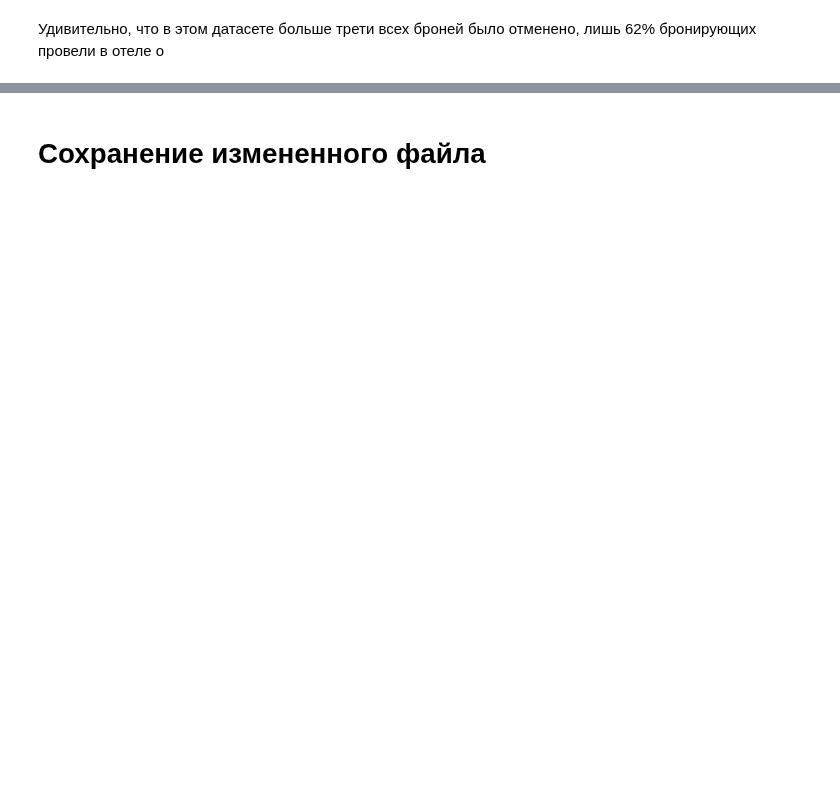
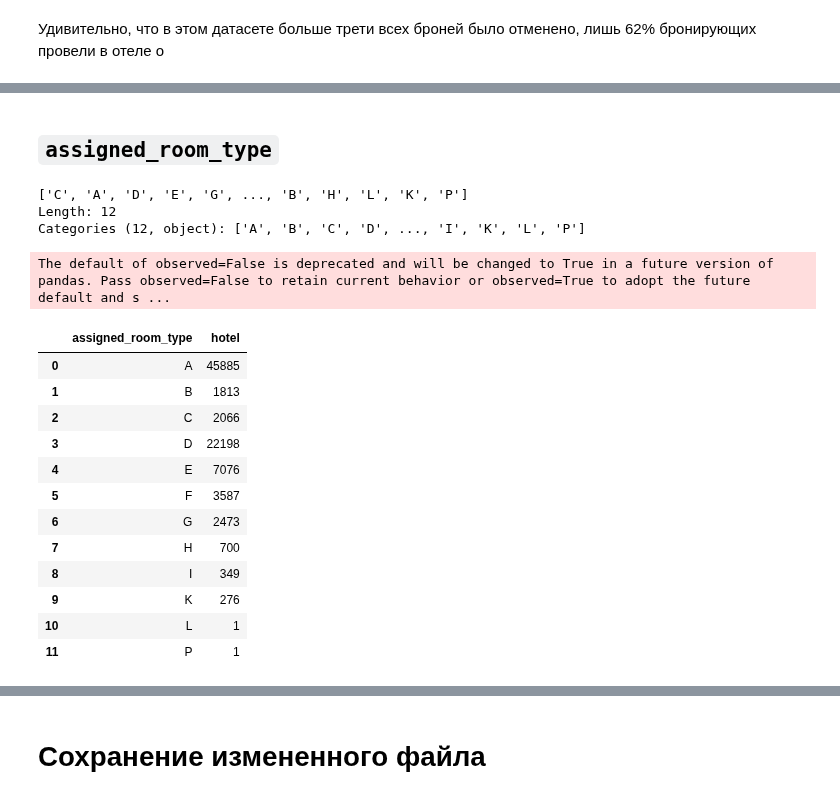
Before and after one commit to Vysokodelovoi/IAD_GP, a Jupyter notebook: eda_univariate_cat.ipynb, the cells around one changed output, grey strips where cells are left out. Cells and saved outputs as stored; diff of their text form; code cells hidden in the pictures; blank space fills up the shorter version.

```diff
--- a/eda_univariate_cat.ipynb
+++ b/eda_univariate_cat.ipynb
@@ -708,0 +1027,4 @@ fig.show()
+# %%
+df_no_dup = df_no_dup[df_no_dup.distribution_channel != 'Undefined'].copy()
+df_no_dup['distribution_channel'] = df_no_dup['distribution_channel'].astype('category')
+df_no_dup['distribution_channel'] = df_no_dup['distribution_channel'].cat.remove_unused_categories()
@@ -708,0 +1129,29 @@ fig.show()
+# %% [markdown]
+## `assigned_room_type`
+# %%
+df_no_dup.assigned_room_type.unique()
+# %% [output]
+['C', 'A', 'D', 'E', 'G', ..., 'B', 'H', 'L', 'K', 'P']
+Length: 12
+Categories (12, object): ['A', 'B', 'C', 'D', ..., 'I', 'K', 'L', 'P']
+# %%
+at = df_no_dup.groupby('assigned_room_type')['hotel'].count().reset_index()
+at = at.sort_values('assigned_room_type')
+# %% [output]
+The default of observed=False is deprecated and will be changed to True in a future version of pandas. Pass observed=False to retain current behavior or observed=True to adopt the future default and s ...
+# %%
+at
+# %% [output]
+|  | assigned_room_type | hotel |
+| 0 | A | 45885 |
+| 1 | B | 1813 |
+| 2 | C | 2066 |
+| 3 | D | 22198 |
+| 4 | E | 7076 |
+| 5 | F | 3587 |
+| 6 | G | 2473 |
+| 7 | H | 700 |
+| 8 | I | 349 |
+| 9 | K | 276 |
+| 10 | L | 1 |
+| 11 | P | 1 |
```
Also changed, not shown: parts of 109 cells of this notebook.
